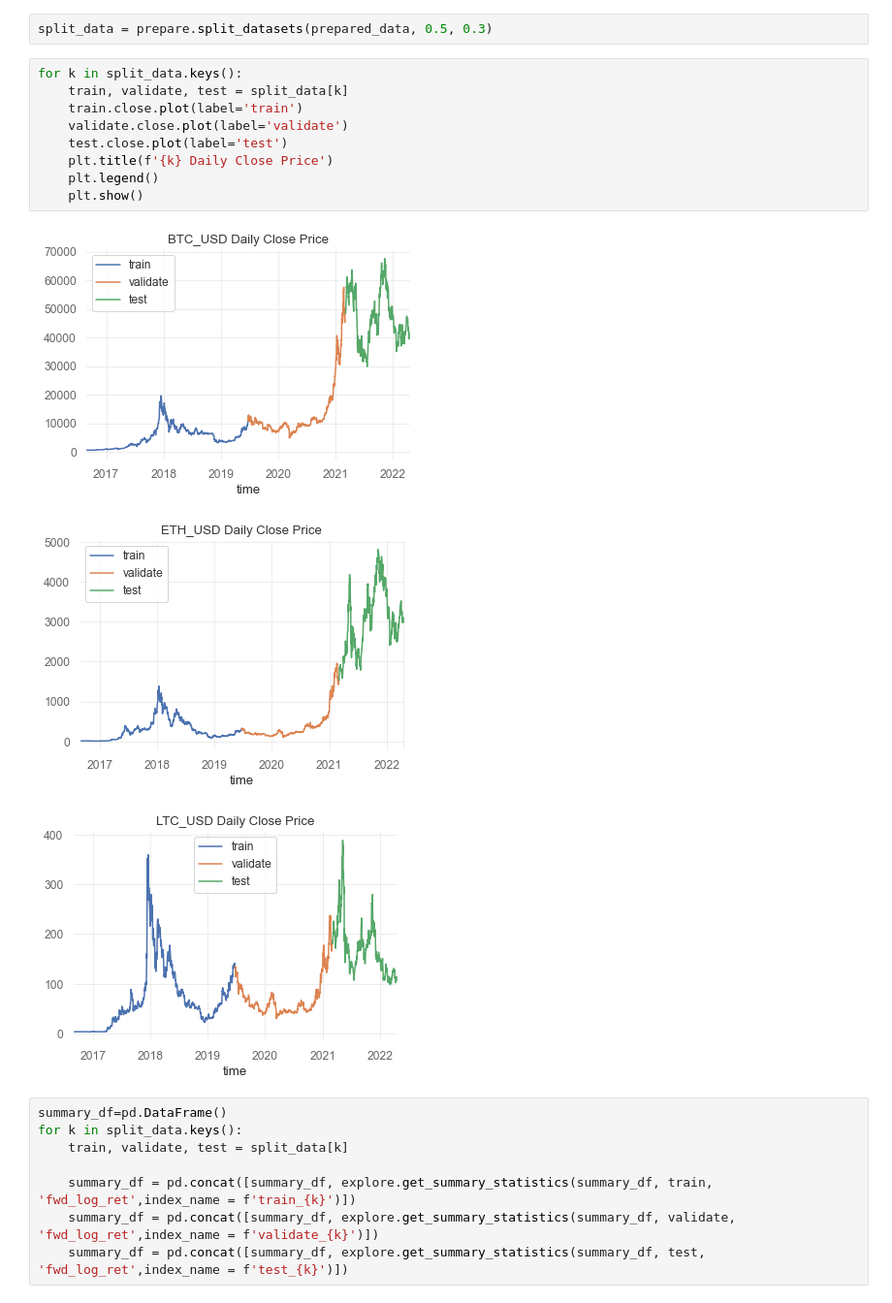
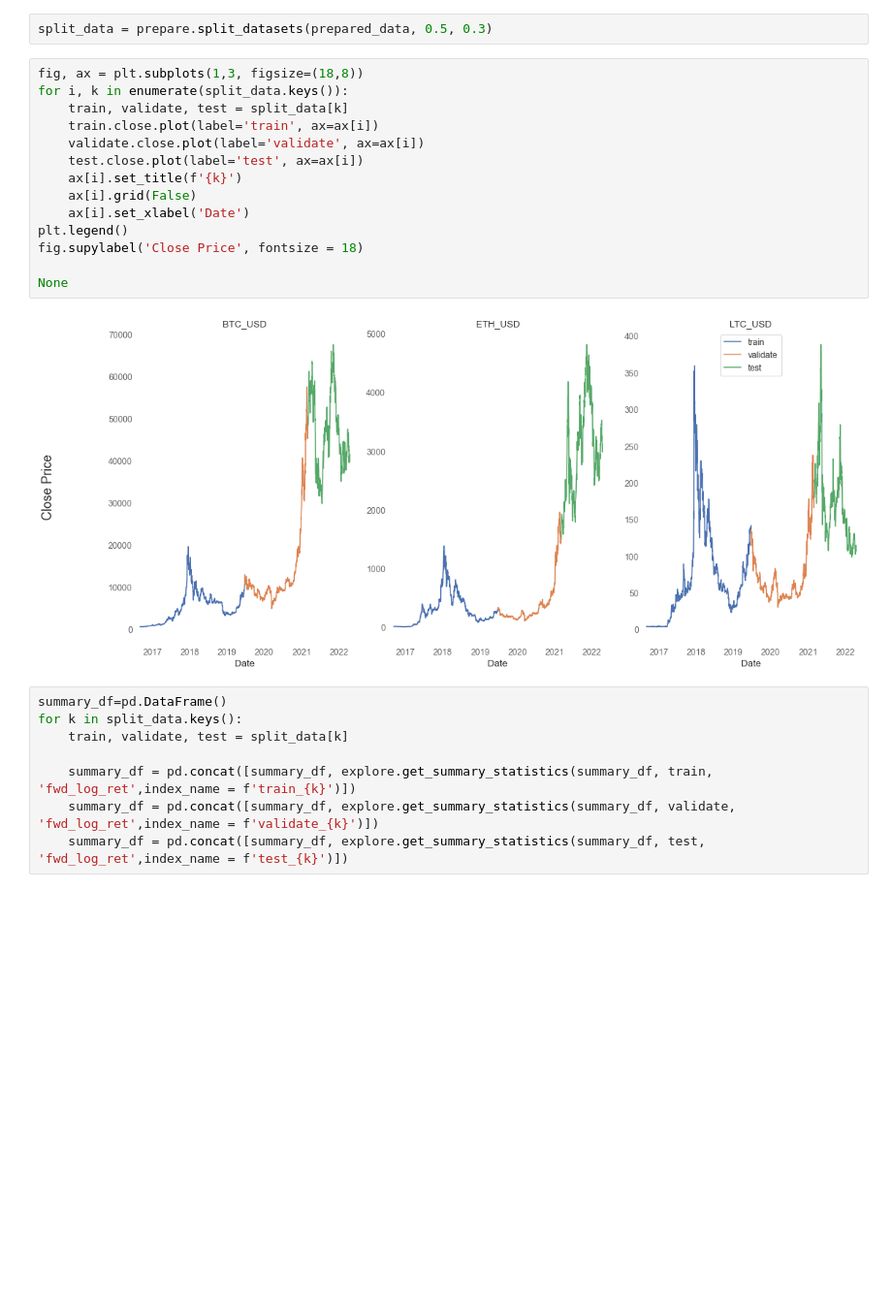
Before and after one commit to jesse-d-marder/crypto-forecast, a Jupyter notebook: predict_crypto.ipynb, the cells around one changed output. Shown: that part at 97% size. Cells and saved outputs as stored; diff of their text form; blank space fills up the shorter version.

```diff
--- a/predict_crypto.ipynb
+++ b/predict_crypto.ipynb
@@ -60,18 +57,21 @@ Corrected eth low data for 2017-06-21
 # %%
 split_data = prepare.split_datasets(prepared_data, 0.5, 0.3)
 # %%
-for k in split_data.keys():
+fig, ax = plt.subplots(1,3, figsize=(18,8))
+for i, k in enumerate(split_data.keys()):
     train, validate, test = split_data[k]
-    train.close.plot(label='train')
-    validate.close.plot(label='validate')
-    test.close.plot(label='test')
-    plt.title(f'{k} Daily Close Price')
-    plt.legend()
-    plt.show()
+    train.close.plot(label='train', ax=ax[i])
+    validate.close.plot(label='validate', ax=ax[i])
+    test.close.plot(label='test', ax=ax[i])
+    ax[i].set_title(f'{k}')
+    ax[i].grid(False)
+    ax[i].set_xlabel('Date')
+plt.legend()
+fig.supylabel('Close Price', fontsize = 18)
+
+None
 # %% [output]
-[figure, old version]
+[figure, new version]
-[figure, removed]
-[figure, removed]
 # %%
 summary_df=pd.DataFrame()
 for k in split_data.keys():
```
Also changed, not shown: parts of 25 cells of this notebook, 1 other file.
